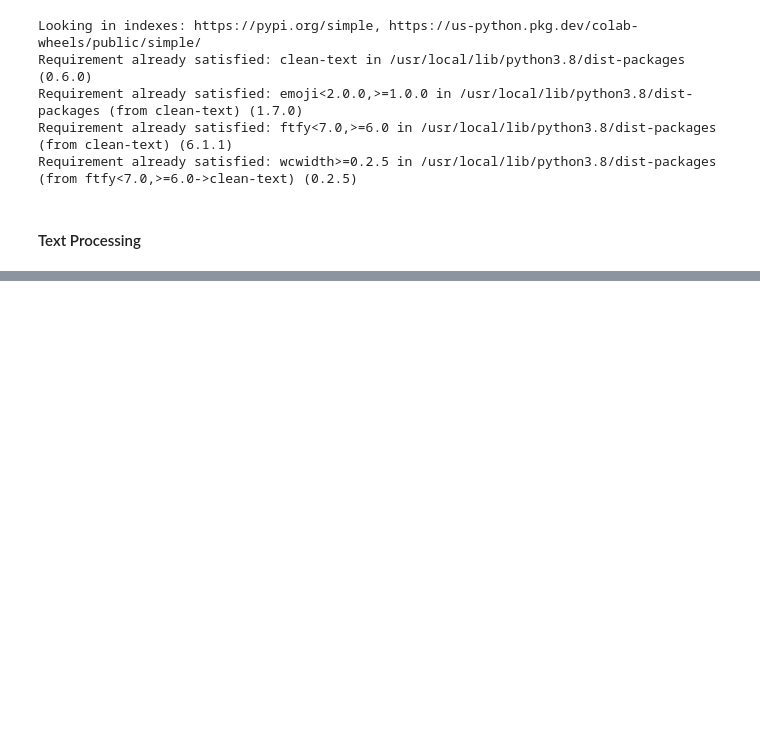
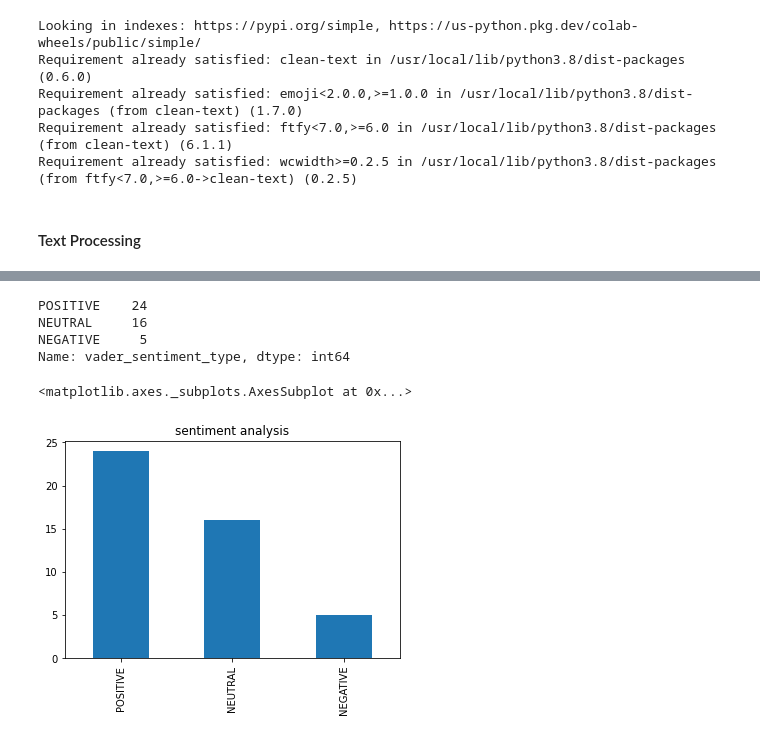
Before and after one commit to Thomas-George-T/Streamlit-YouTube-Dashboard, a Jupyter notebook: NLP_on_YouTube.ipynb, the cells around one changed output, grey strips where cells are left out. Cells and saved outputs as stored; diff of their text form; code cells hidden in the pictures; blank space fills up the shorter version.

```diff
--- a/NLP_on_YouTube.ipynb
+++ b/NLP_on_YouTube.ipynb
@@ -163,0 +214,8 @@ clean_df.head()
+# %%
+import nltk
+nltk.download('vader_lexicon')
+from nltk.sentiment.vader import SentimentIntensityAnalyzer
+
+vader_df = clean_df.loc[clean_df['Language']=='English']
+
+sid = SentimentIntensityAnalyzer()
@@ -163,0 +225,3 @@ clean_df.head()
+# %%
+vader_df['vader_scores'] = vader_df['Comment'].apply(lambda Comment: sid.polarity_scores(Comment))
+vader_df.head()
@@ -163,0 +240,6 @@ clean_df.head()
+# %%
+vader_df['compound'] = vader_df['vader_scores'].apply(lambda score_dict: score_dict['compound'])
+df['vader_sentiment_type']=''
+df.loc[df.compound>0,'vader_sentiment_type']='POSITIVE'
+df.loc[df.compound==0,'vader_sentiment_type']='NEUTRAL'
+df.loc[df.compound<0,'vader_sentiment_type']='NEGATIVE'
@@ -163,0 +252,12 @@ clean_df.head()
+# %%
+vader_df.vader_sentiment_type.value_counts()
+# %% [output]
+POSITIVE    24
+NEUTRAL     16
+NEGATIVE     5
+Name: vader_sentiment_type, dtype: int64
+# %%
+vader_df.vader_sentiment_type.value_counts().plot(kind='bar',title="sentiment analysis")
+# %% [output]
+<matplotlib.axes._subplots.AxesSubplot at 0x...>
+[figure, added]
```
Also changed, not shown: parts of 21 cells of this notebook.
